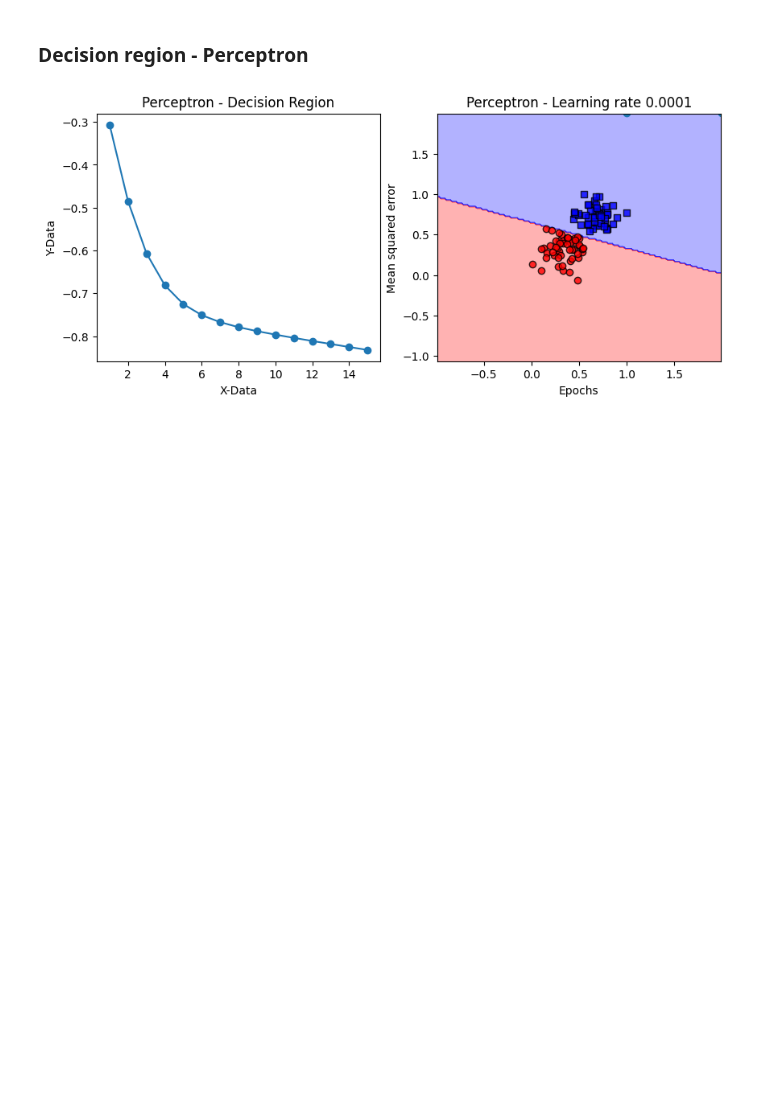
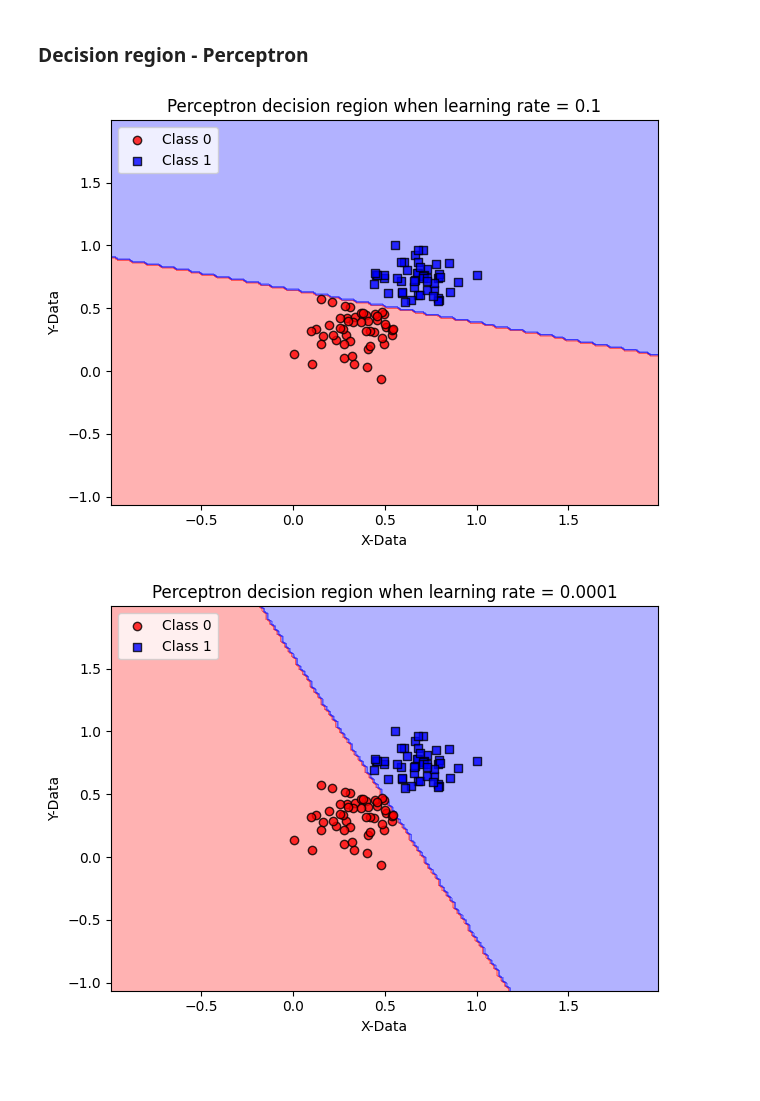
Before and after one commit to 2533Aryan/Machine_Learning, a Jupyter notebook: Assignments/Assignment_03/Adaline_Assignment_Aryan_Raval.ipynb, the cells around one changed output. Cells and saved outputs as stored; diff of their text form; code cells hidden in the pictures; blank space fills up the shorter version.

```diff
--- a/Assignments/Assignment_03/Adaline_Assignment_Aryan_Raval.ipynb
+++ b/Assignments/Assignment_03/Adaline_Assignment_Aryan_Raval.ipynb
@@ -337,41 +337,30 @@ X_std[:, 1] = (X[:, 1] - X[:, 1].mean()) / X[:, 1].std()
 <br>
 # %% [markdown]
 ### Decision region - Perceptron
-# %%
-fig, pmg = plt.subplots(nrows=1, ncols=2, figsize=(10, 4))
-
-
-pdr = plot_decision_regions(X, y, classifier=ppn)
-
-pmg[0].plot(range(1, len(ada1.losses_) + 1), np.log10(ada1.losses_), marker='o')
-pmg[0].set_xlabel('X-Data')
-pmg[0].set_ylabel('Y-Data')
-pmg[0].set_title('Perceptron - Decision Region')
-
-# plot_decision_regions(X, y, classifier=ppn)
-# plt.xlabel('X-Data')
-# plt.ylabel('Y-Data')
-# plt.legend(loc='upper left')
-
-# plt.tight_layout()
-
-# plt.show()
-
-# pdr2 = AdalineGD(n_iter=15, eta=0.0001).fit(X, y)
-
-pmg[1].plot(range(1, len(ppn.errors_) + 1), ppn.errors_, marker='o')
-pmg[1].set_xlabel('Epochs')
-pmg[1].set_ylabel('Mean squared error')
-pmg[1].set_title('Perceptron - Learning rate 0.0001')
-
-# plt.plot(range(1, len(ppn.errors_) + 1), ppn.errors_, marker='o')
-# plt.xlabel('Epochs')
-# plt.ylabel('Mean squared error')
-
-# plt.tight_layout()
-plt.show()
-# %% [output]
-[figure, removed]
+# %%
+# Decision Region when learning rate is 0.1
+plot_decision_regions(X, y, classifier=ppn1)
+plt.xlabel('X-Data')
+plt.ylabel('Y-Data')
+plt.legend(loc='upper left')
+plt.title("Perceptron decision region when learning rate = 0.1")
+plt.tight_layout()
+
+plt.show()
+
+
+# Decision Region when learning rate is 0.0001
+plot_decision_regions(X, y, classifier=ppn2)
+plt.xlabel('X-Data')
+plt.ylabel('Y-Data')
+plt.legend(loc='upper left')
+plt.title("Perceptron decision region when learning rate = 0.0001")
+plt.tight_layout()
+
+plt.show()
+# %% [output]
+[figure, added]
+[figure, added]
 # %% [markdown]
 <br>
 # %% [markdown]
```
Also changed, not shown: parts of 2 cells of this notebook.
